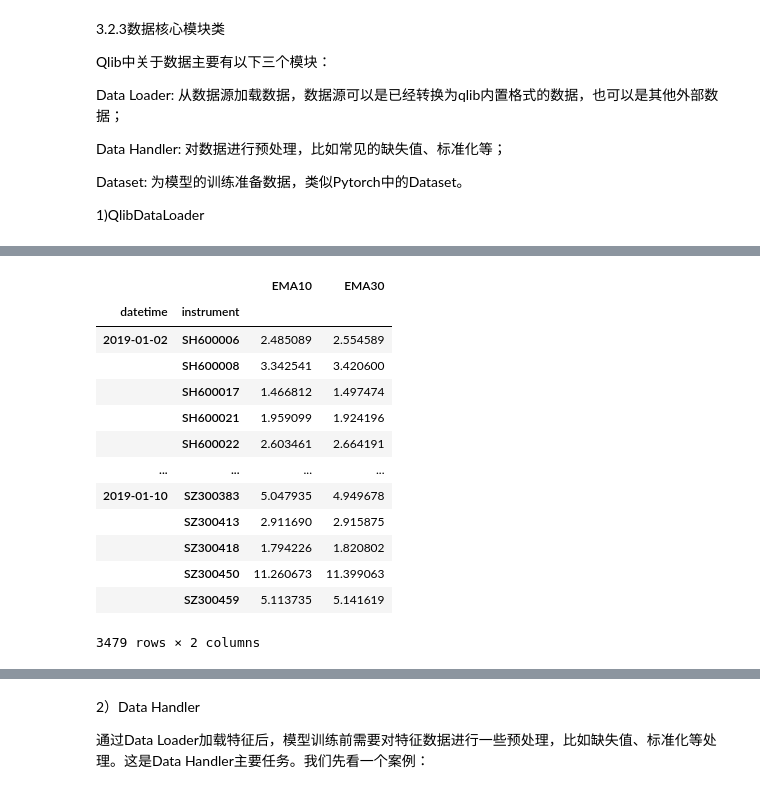
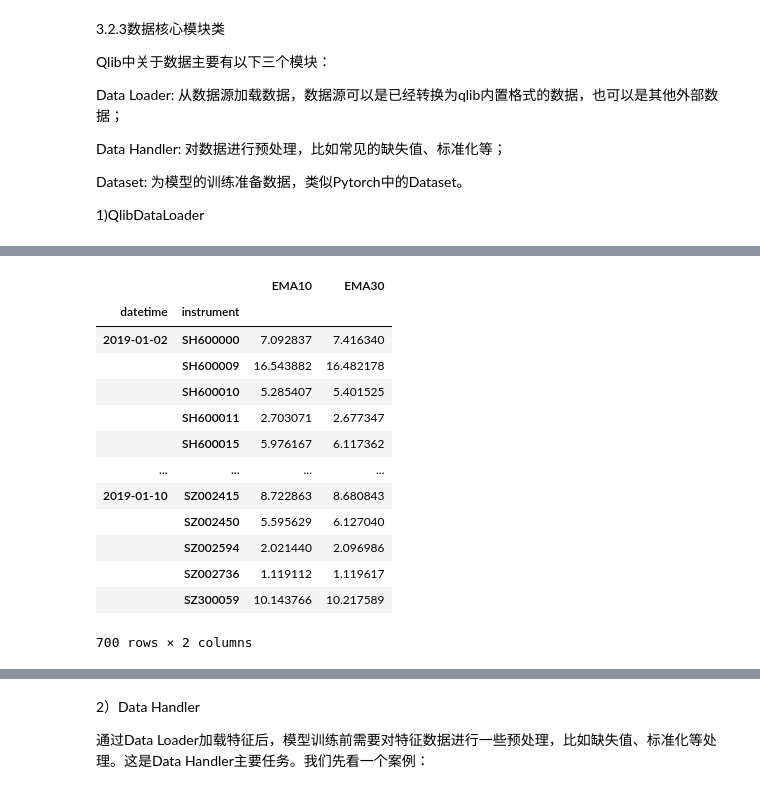
Before and after one commit to lance52587/qlib_tutorial, a Jupyter notebook: lance/3.数据处理与准备.ipynb, the cells around one changed output, grey strips where cells are left out. Cells and saved outputs as stored; diff of their text form; code cells hidden in the pictures.

```diff
--- a/lance/3.数据处理与准备.ipynb
+++ b/lance/3.数据处理与准备.ipynb
@@ -84,29 +66,25 @@ QlibDataLoader(config=(['EMA($close, 10)', 'EMA($close, 30)'], ['EMA10', 'EMA30'
 # %%
-# 这次我们加载沪深300成分股的10日和30日收盘价指数加权均价
-# market = 'csi500'  # 沪深300股票池代码，在instruments文件夹下有对应的sh000300.txt
-# # market = ['SH600519']
-# close_ma = ['EMA($close, 10)', 'EMA($close, 30)']  # EMA($close, 10)表示计算close的10日指数加权均线
-# ma_names = ['EMA10', 'EMA30']
-# qdl_ma = QlibDataLoader(config=(close_ma, ma_names))
-# qdl_ma.load(instruments=market, start_time='20190101', end_time='20190110')
-QlibDataLoader(config=(['EMA($close, 10)', 'EMA($close, 30)'], ['EMA10', 'EMA30'])).load(instruments='csi500',
-                                                                                         start_time='20190101',
-                                                                                         end_time='20190110')
+# instruments可以是个股代码（返回时序数据）或股票池代码（返回面板数据）
+QlibDataLoader(config=(
+    ['EMA($close, 10)', 'EMA($close, 30)'],
+    ['EMA10', 'EMA30'])
+).load(instruments='csi100',  # 沪深300股票池代码，在instruments文件夹下有对应的sh000300.txt
+       start_time='20190101', end_time='20190110')
 # %% [output]
 |  |  | EMA10 | EMA30 |
 | datetime | instrument |  |  |
-| 2019-01-02 | SH600006 | 2.485089 | 2.554589 |
-|  | SH600008 | 3.342541 | 3.420600 |
-|  | SH600017 | 1.466812 | 1.497474 |
-|  | SH600021 | 1.959099 | 1.924196 |
-|  | SH600022 | 2.603461 | 2.664191 |
+| 2019-01-02 | SH600000 | 7.092837 | 7.416340 |
+|  | SH600009 | 16.543882 | 16.482178 |
+|  | SH600010 | 5.285407 | 5.401525 |
+|  | SH600011 | 2.703071 | 2.677347 |
+|  | SH600015 | 5.976167 | 6.117362 |
 | ... | ... | ... | ... |
-| 2019-01-10 | SZ300383 | 5.047935 | 4.949678 |
-|  | SZ300413 | 2.911690 | 2.915875 |
-|  | SZ300418 | 1.794226 | 1.820802 |
-|  | SZ300450 | 11.260673 | 11.399063 |
-|  | SZ300459 | 5.113735 | 5.141619 |
+| 2019-01-10 | SZ002415 | 8.722863 | 8.680843 |
+|  | SZ002450 | 5.595629 | 6.127040 |
+|  | SZ002594 | 2.021440 | 2.096986 |
+|  | SZ002736 | 1.119112 | 1.119617 |
+|  | SZ300059 | 10.143766 | 10.217589 |
-3479 rows × 2 columns
+700 rows × 2 columns
 # %% [markdown]
 qlib把类似“EMA”称为算子（operator），qlib中全部支持的算子可以在以下源码中找到：/qlib/data/ops.py中，主要有：
 
```
Also changed, not shown: parts of 11 cells of this notebook, 2 other files.
